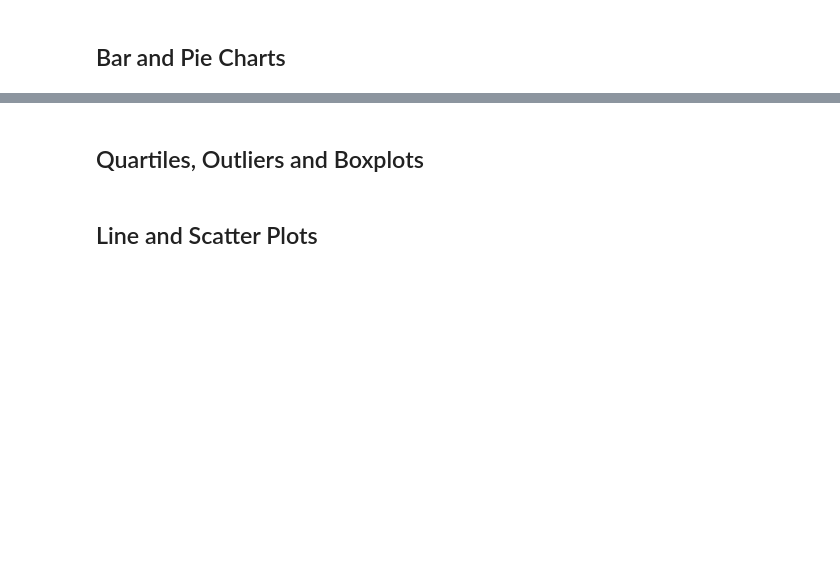
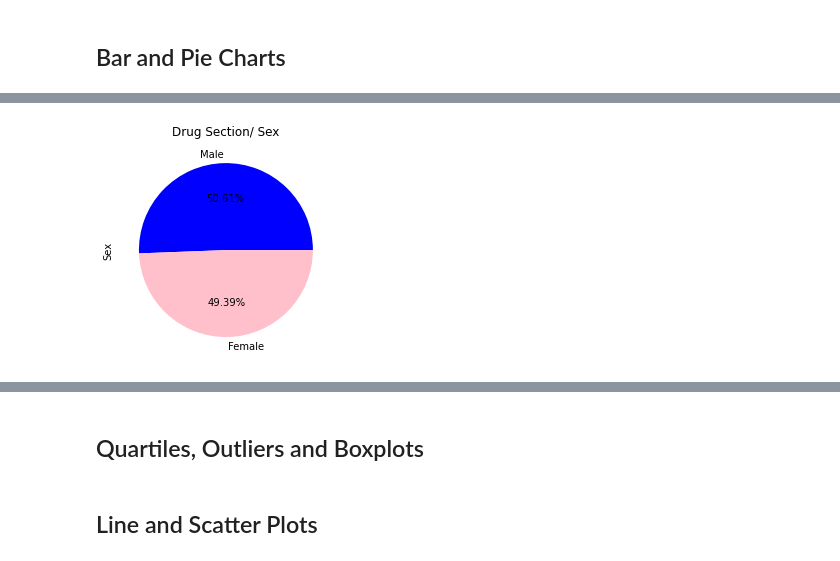
Before and after one commit to jcus/matplotlib-challenge, a Jupyter notebook: Pymaceuticals/Pymaceuticals_Matplotlib.ipynb, the cells around one changed output, grey strips where cells are left out. Cells and saved outputs as stored; diff of their text form; code cells hidden in the pictures; blank space fills up the shorter version.

```diff
--- a/Pymaceuticals/Pymaceuticals_Matplotlib.ipynb
+++ b/Pymaceuticals/Pymaceuticals_Matplotlib.ipynb
@@ -127,2 +322,9 @@ dict_keys(['b128', 'f932', 'g107', 'a457', 'c819', 'h246', 'p189', 'n923', 'q119
 # %%
 # Generate a pie plot showing the distribution of female versus male mice using pandas
+cntMice = cleaned_study_data_complete["Sex"].value_counts()
+colors = ["blue","pink"]
+cntMice.plot(kind = "pie", autopct="%1.2f%%",colors=colors,startangle=0)
+plt.title("Drug Section/ Sex")
+plt.show()
+# %% [output]
+[figure, added]
```
Also changed, not shown: parts of 21 cells of this notebook, 1 other file.
